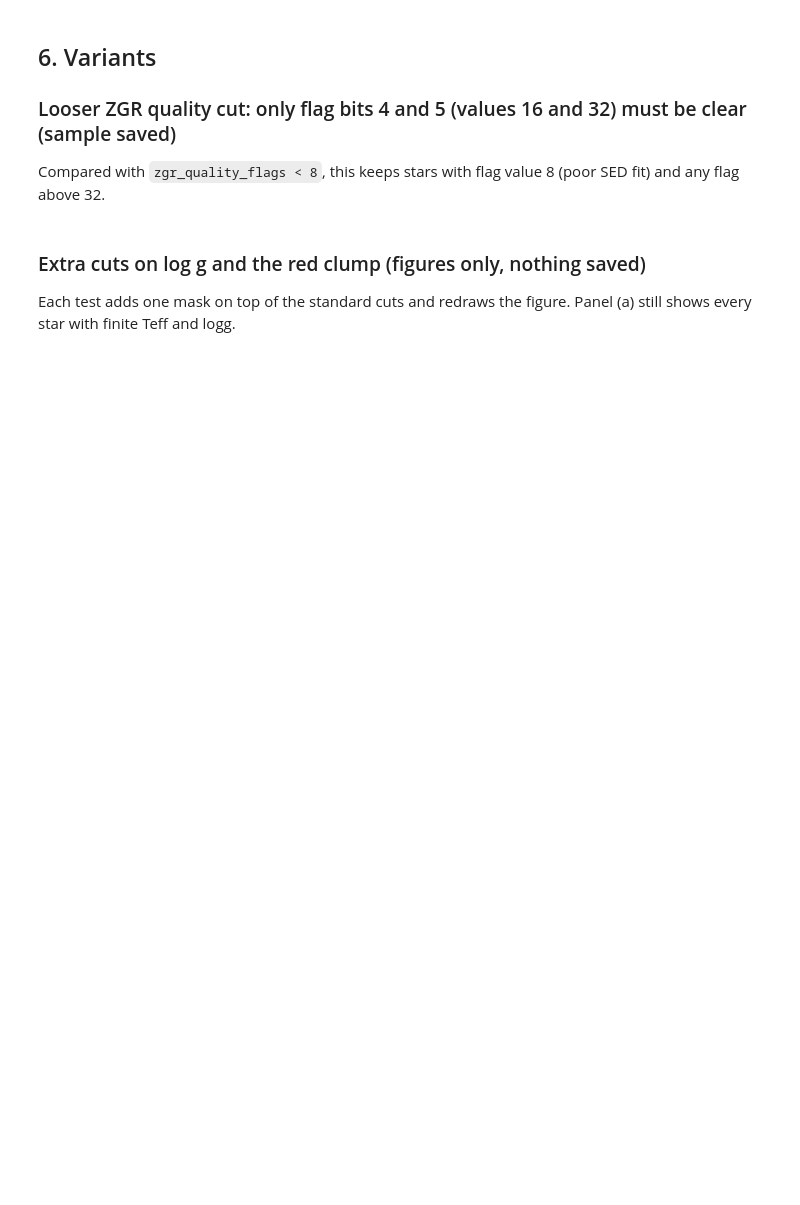
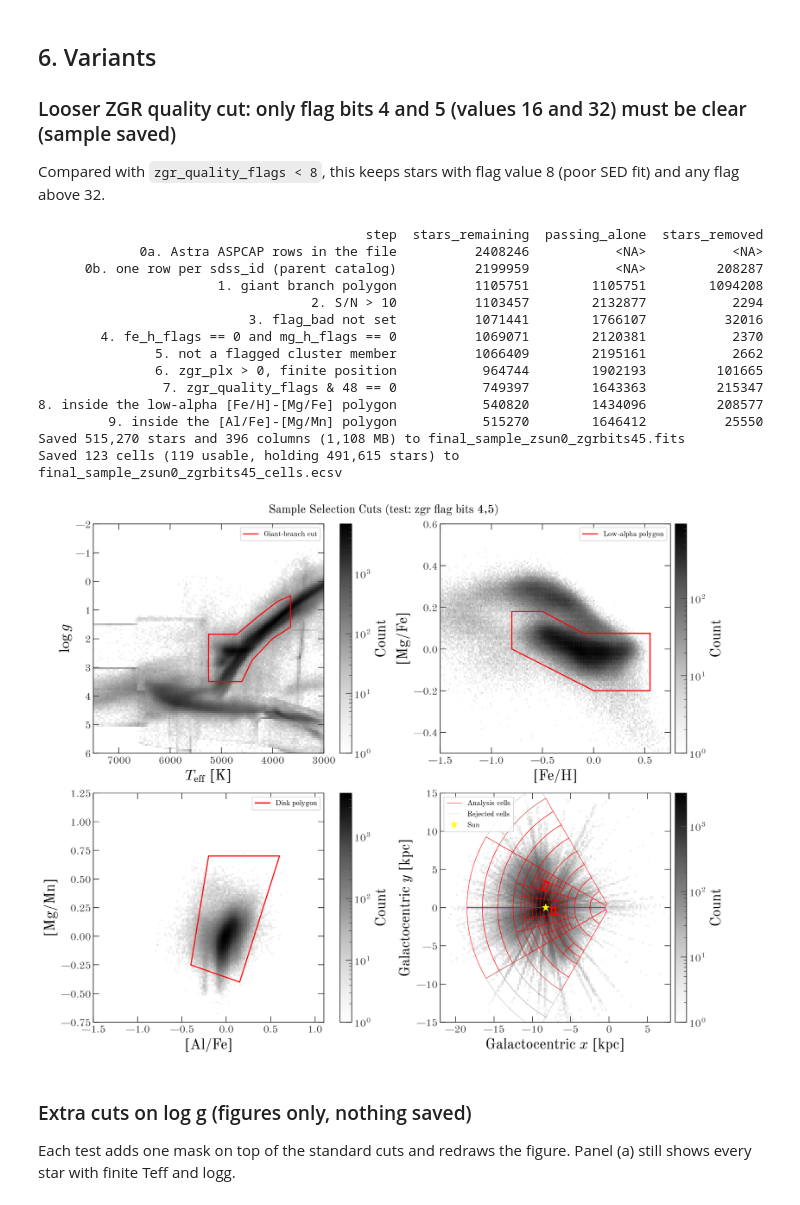
Before and after one commit to emmatasso/Midplane-Project, a Jupyter notebook: notebooks/SampleSelection.ipynb, the cells around one changed output. Drawn from its saved outputs; the diff is of its cells as text; code cells hidden in the pictures; blank space fills up the shorter version.

```diff
--- a/notebooks/SampleSelection.ipynb
+++ b/notebooks/SampleSelection.ipynb
@@ -583,27 +631,41 @@ Compared with `zgr_quality_flags < 8`, this keeps stars with flag value 8 (poor
 # %%
 ZGR_BITMASK = 2**4 + 2**5  # 48
 
 masks_zgr = selection_masks(t, zgr_bitmask=ZGR_BITMASK)
 print(cut_log(masks_zgr).to_string(index=False))
 
-fig, axes = plot_cuts(masks_zgr, "Sample Selection Cuts (test: zgr flag bits 4,5)")
-plt.show()
-
-save_sample(
+_, cells_zgr = save_sample(
     masks_zgr,
     DATA_DIR / "final_sample_zsun0_zgrbits45.fits",
-    DATA_DIR / "final_sample_zsun0_zgrbits45_cut_log.csv",
     meta={
         "GCDIST": GALCEN_DISTANCE_KPC,
         "ZSUNPC": 0,
         "SNRMIN": SNR_MIN,
         "ZGRMASK": ZGR_BITMASK,  # zgr_quality_flags & ZGRMASK == 0
         "FEHMIN": FEH_MIN,
         "ASTRAFIL": ASTRA_FILE.name,  # parent Astra file
     },
-);
+)
+
+fig, axes = plot_cuts(masks_zgr, "Sample Selection Cuts (test: zgr flag bits 4,5)", cells_zgr)
+# %% [output]
+                                          step  stars_remaining  passing_alone  stars_removed
+             0a. Astra ASPCAP rows in the file          2408246           <NA>           <NA>
+      0b. one row per sdss_id (parent catalog)          2199959           <NA>         208287
+                       1. giant branch polygon          1105751        1105751        1094208
+                                   2. S/N > 10          1103457        2132877           2294
+                           3. flag_bad not set          1071441        1766107          32016
+        4. fe_h_flags == 0 and mg_h_flags == 0          1069071        2120381           2370
+               5. not a flagged cluster member          1066409        2195161           2662
+               6. zgr_plx > 0, finite position           964744        1902193         101665
+                7. zgr_quality_flags & 48 == 0           749397        1643363         215347
+8. inside the low-alpha [Fe/H]-[Mg/Fe] polygon           540820        1434096         208577
+         9. inside the [Al/Fe]-[Mg/Mn] polygon           515270        1646412          25550
+Saved 515,270 stars and 396 columns (1,108 MB) to final_sample_zsun0_zgrbits45.fits
+Saved 123 cells (119 usable, holding 491,615 stars) to final_sample_zsun0_zgrbits45_cells.ecsv
+[figure, added]
 # %% [markdown]
-### Extra cuts on log g and the red clump (figures only, nothing saved)
+### Extra cuts on log g (figures only, nothing saved)
 
 Each test adds one mask on top of the standard cuts and redraws the figure. Panel (a) still shows every star with finite Teff and logg.
 # %%
```
Also changed, not shown: parts of 15 cells of this notebook, 1 other file.
